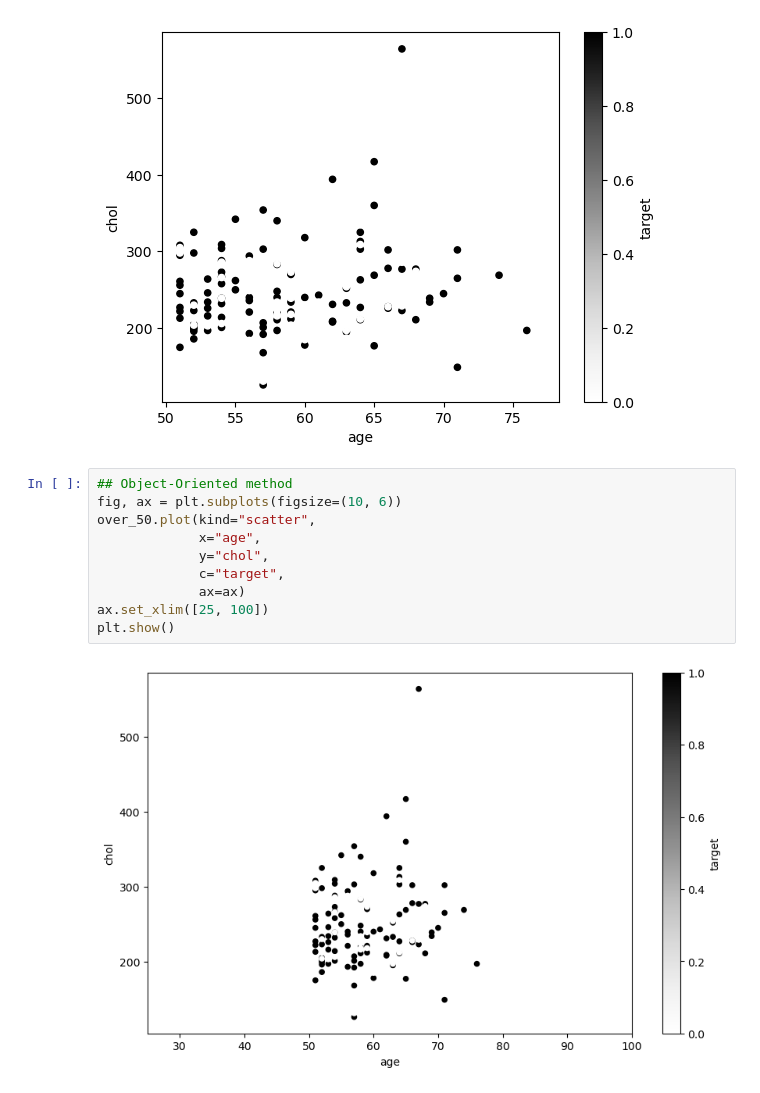
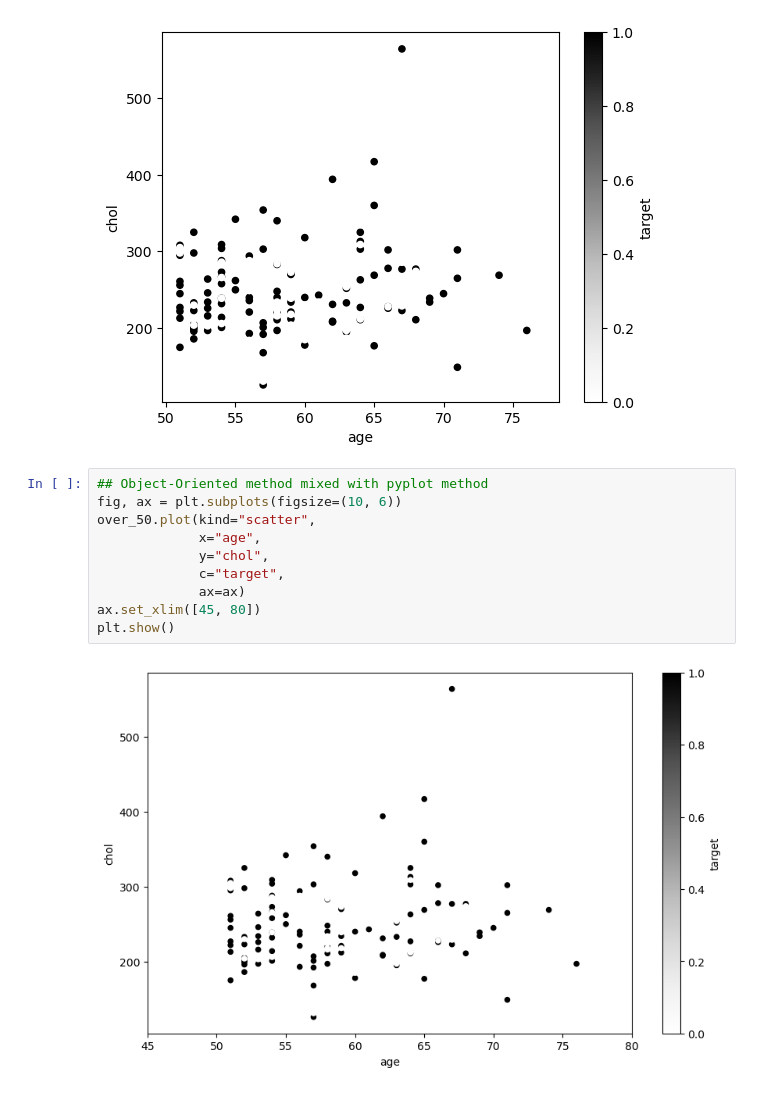
Before and after one commit to Combatd/complete_MLDataScience_bootcamp, a Jupyter notebook: introduction-to-matplotlib.ipynb, the cells around one changed output. Cells and saved outputs as stored; diff of their text form.

```diff
--- a/introduction-to-matplotlib.ipynb
+++ b/introduction-to-matplotlib.ipynb
@@ -405,14 +405,14 @@ plt.show()
 # %% [output]
 [figure]
 # %%
-## Object-Oriented method
+## Object-Oriented method mixed with pyplot method
 fig, ax = plt.subplots(figsize=(10, 6))
 over_50.plot(kind="scatter",
              x="age",
              y="chol",
              c="target",
              ax=ax)
-ax.set_xlim([25, 100])
+ax.set_xlim([45, 80])
 plt.show()
 # %% [output]
-[figure, old version]
+[figure, new version]
```
Also changed, not shown: parts of 9 cells of this notebook.
